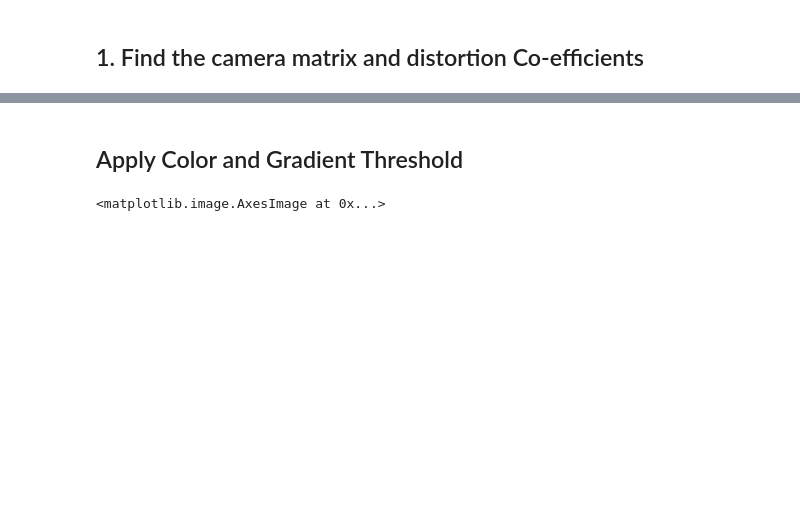
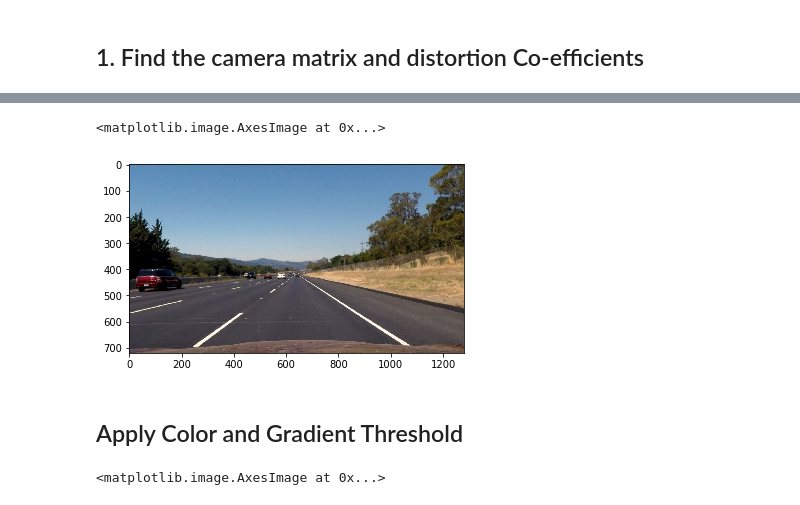
Before and after one commit to AbhilashAbhimsh/Advanced_Lane-lines, a Jupyter notebook: Project.ipynb, the cells around one changed output, grey strips where cells are left out. Drawn from its saved outputs; the diff is of its cells as text; code cells hidden in the pictures; blank space fills up the shorter version.

```diff
--- a/Project.ipynb
+++ b/Project.ipynb
@@ -57,3 +57,10 @@ plt.imshow(undistorted_img)
+# %%
+image_path = 'test_images/straight_lines2.jpg'
+undistorted_original = undistort_image(image_path, mtx, dist)
+plt.imshow(undistorted_original)
+# %% [output]
+<matplotlib.image.AxesImage at 0x...>
+[figure, added]
 # %% [markdown]
 ## Apply Color and Gradient Threshold
 # %%
```
Also changed, not shown: parts of 12 cells of this notebook.
